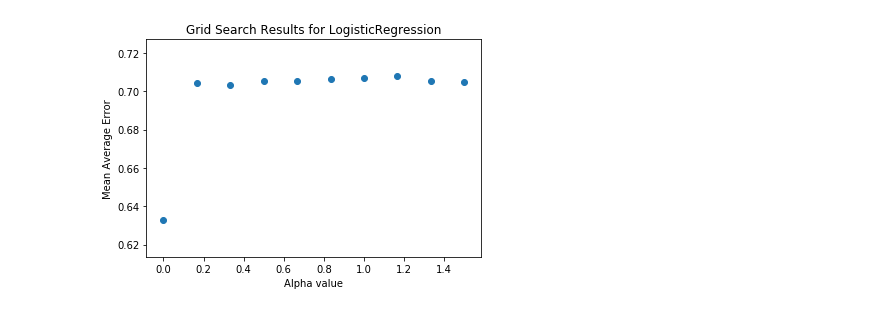
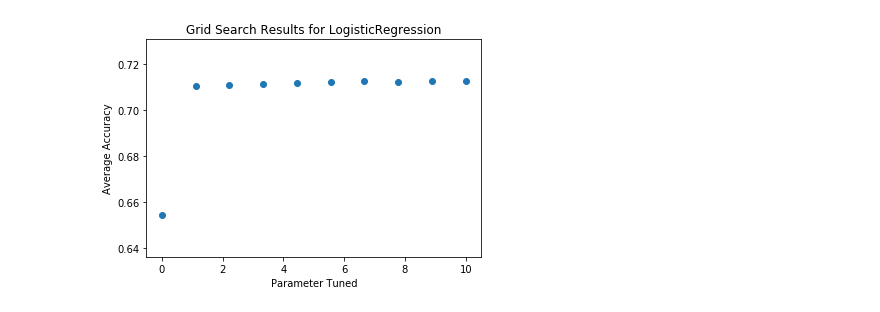
Before and after one commit to OSUScientificComputing464/project-two-grechasneak, a Jupyter notebook: classification.ipynb, the cells around one changed output. Cells and saved outputs as stored; diff of their text form; code cells hidden in the pictures.

Commit message:
added names and finished it up

```diff
--- a/classification.ipynb
+++ b/classification.ipynb
@@ -18,5 +45,5 @@ from sklearn.model_selection import GridSearchCV
 # %%
-df = pd.read_csv('covtype.data')
+df = pd.read_csv('covtype.data', names=names)
 # %%
 fig = plt.figure(figsize = (15,60))
 ax = fig.gca()
@@ -36,8 +60,8 @@ X_train1, X_test1, y_train1, y_test1 = train_test_split(X_all, y_all, test_size
 # %%
-X_train_ = X_train[:10000]
-X_test_ = X_test[:3000]
-y_train_ = y_train[:10000]
-y_test_ = y_test[:3000]
+X_train_ = X_train[:5000]
+X_test_ = X_test[:1000]
+y_train_ = y_train[:5000]
+y_test_ = y_test[:1000]
 # %%
 models = [LogisticRegression(), LinearSVC(), NearestCentroid()]
 # %%
@@ -78,14 +103,23 @@ NearestCentroidMean Accuracy 0.187 time = 0.04687857627868652
 # %%
-def run_grid_search(model, params):
+def run_grid_search(model, params, X, y, scaled = True):
+    if scaled:
+        scaler = StandardScaler()
+        X_train_ = scaler.fit_transform(X)
+
     grid = GridSearchCV(model, params, cv=5)
-    grid.fit(X_train_, y_train_)
+    grid.fit(X_train_, y)
     results = grid.grid_scores_
+
 
     params = []
     scores = []
     for score in results:
         mean = score[1]
-        param = score[0]['C']
+        try:
+            param = score[0]['C']
+        except:
+            param = score[0]['shrink_threshold']
+
         scores.append(abs(mean))
         params.append(param)
 
@@ -93,6 +127,6 @@ def run_grid_search(model, params):
     ax = plt.subplot(111)
     ax.scatter(params, scores)
     ax.set_title('Grid Search Results for ' + str(model).split('(')[0])
-    ax.set_xlabel('Alpha value')
+    ax.set_xlabel('Parameter Tuned')
     ax.set_ylabel('Average Accuracy')
     plt.show()
@@ -101,4 +133,8 @@ logistic_param = {'C' : np.linspace(0.00001, 1.5, 10)}
+# %%
+param = {'C' : np.linspace(1e-8, 10, 10)}
+paramSVC = {'C' : np.linspace(1e-8, 1, 10)}
+neighbor_param = {'shrink_threshold' : np.linspace(0.1, 10, 10)}
 # %%
-run_grid_search(LogisticRegression(), logistic_param)
+run_grid_search(LogisticRegression(), param, X_train_, y_train_)
 # %% [output]
-[figure, old version]
+[figure, new version]
```
Also changed, not shown: parts of 19 cells of this notebook, 2 other files.
